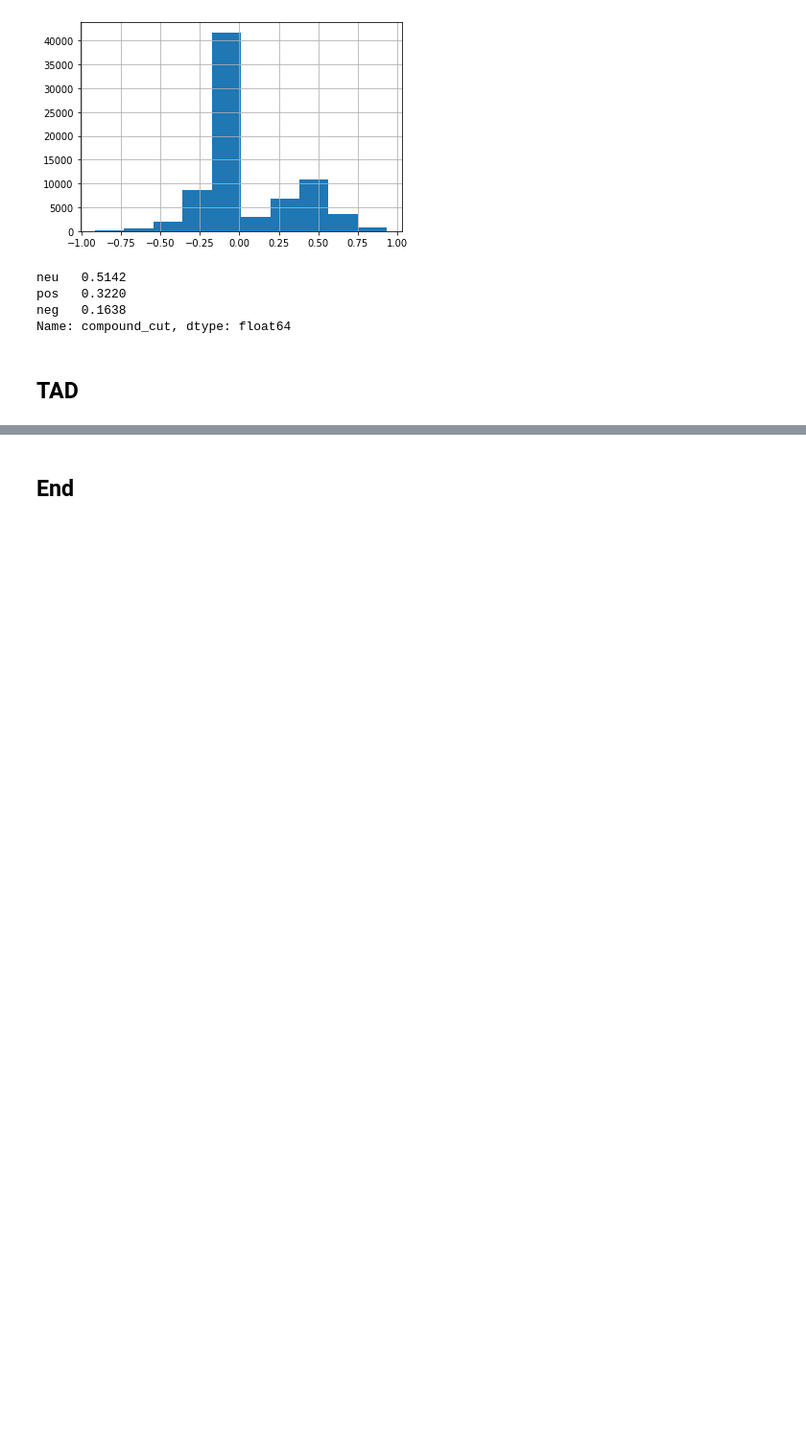
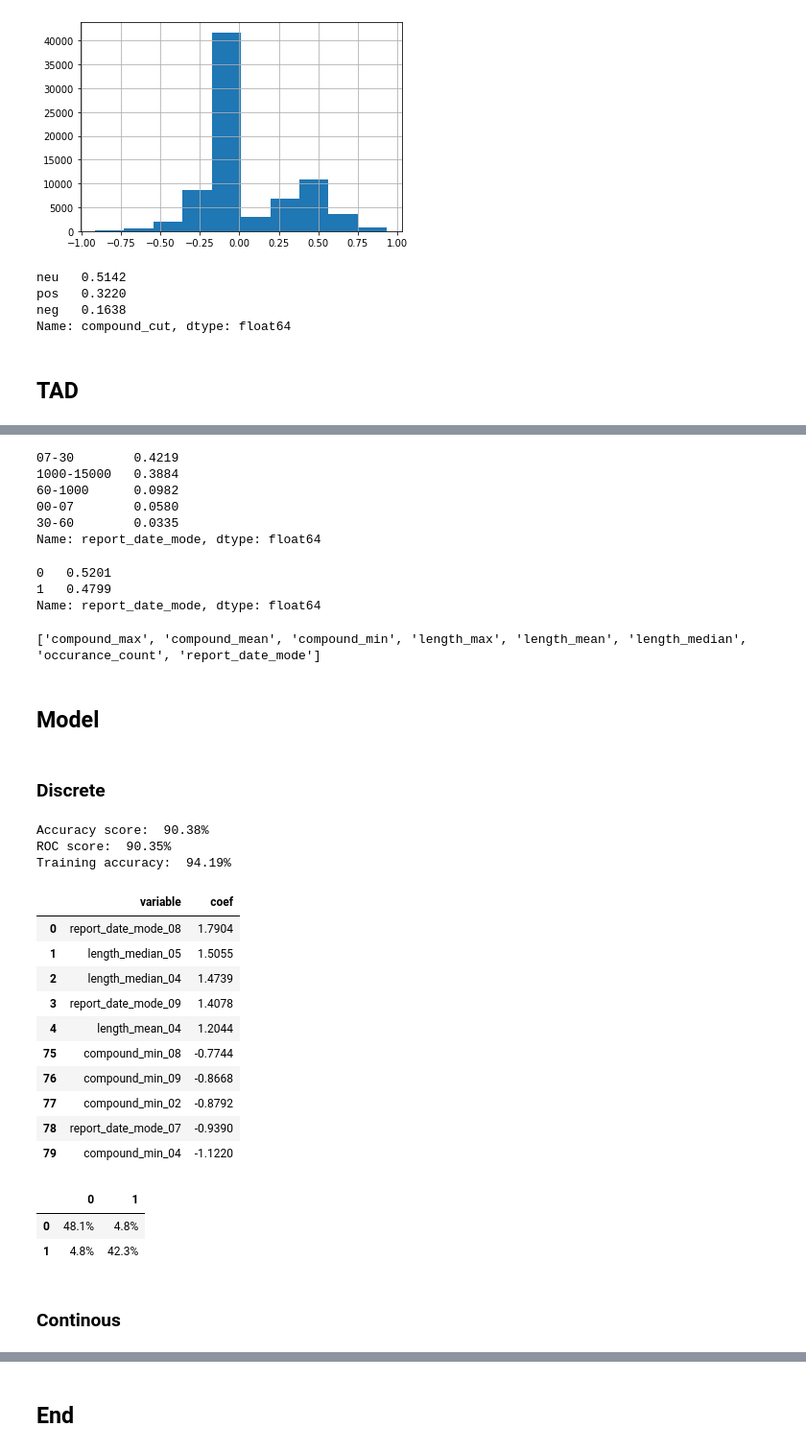
Before and after one commit to Afroefras/diplo, a Jupyter notebook: notebooks/practice/0502_UFO.ipynb, the cells around one changed output, grey strips where cells are left out. Shown: that part at 96% size. Saved outputs shown, nothing was run; the diff lists cells and outputs as text; code cells hidden in the pictures; blank space fills up the shorter version.

Commit message:
Logistic Regression

```diff
--- a/notebooks/practice/0502_UFO.ipynb
+++ b/notebooks/practice/0502_UFO.ipynb
@@ -573,0 +476,78 @@ memory usage: 15.1+ MB
+# %%
+df['report_date_mode'].value_counts(1)
+# %% [output]
+07-30        0.4219
+1000-15000   0.3884
+60-1000      0.0982
+00-07        0.0580
+30-60        0.0335
+Name: report_date_mode, dtype: float64
+# %%
+for col in df.head().filter(like='report_date_mode').columns:
+    df[col] = [1 if x in ['00-07','07-30'] else 0 for x in df[col]]
+df['report_date_mode'].value_counts(1)
+# %% [output]
+0   0.5201
+1   0.4799
+Name: report_date_mode, dtype: float64
+# %%
+#Save the columns with the previous dates info
+prev = df.head().filter(regex='_\d+').columns.tolist()
+actual = [x for x in df.columns if x not in prev]
+print(actual)
+# %% [output]
+['compound_max', 'compound_mean', 'compound_min', 'length_max', 'length_mean', 'length_median', 'occurance_count', 'report_date_mode']
+# %% [markdown]
+## Model
+# %% [markdown]
+### Discrete
+# %%
+from sklearn.preprocessing import MinMaxScaler
+from sklearn.model_selection import train_test_split
+
+X = df[prev].copy()
+y = df['report_date_mode'].values
+
+X_train, X_test, y_train, y_test = train_test_split(X,y,
+                                                    train_size=0.77,
+                                                    random_state=22)
+mm_x = MinMaxScaler()
+# %%
+from sklearn.pipeline import Pipeline
+from sklearn.metrics import roc_auc_score
+from sklearn.linear_model import LogisticRegression
+
+logreg = LogisticRegression()
+
+model_logreg = Pipeline(steps=[('scaler', mm_x),
+                               ('model',logreg)])
+
+print('Accuracy score: ','{:.2%}'.format(model_logreg.fit(X_train,y_train).score(X_test,y_test)))
+print('ROC score: ','{:.2%}'.format(roc_auc_score(y_test,model_logreg.predict(X_test))))
+print('Training accuracy: ','{:.2%}'.format(model_logreg.score(X_train,y_train)))
+
+#The most relevant features of the Logistic Regression
+coef = pd.DataFrame(zip(X.columns,model_logreg[1].coef_[0]),columns=['variable','coef']
+                   ).sort_values('coef',0,0).reset_index(drop=True)
+coef.head().append(coef.tail())
+# %% [output]
+Accuracy score:  90.38%
+ROC score:  90.35%
+Training accuracy:  94.19%
+|  | variable | coef |
+| 0 | report_date_mode_08 | 1.7904 |
+| 1 | length_median_05 | 1.5055 |
+| 2 | length_median_04 | 1.4739 |
+| 3 | report_date_mode_09 | 1.4078 |
+| 4 | length_mean_04 | 1.2044 |
+| 75 | compound_min_08 | -0.7744 |
+| 76 | compound_min_09 | -0.8668 |
+| 77 | compound_min_02 | -0.8792 |
+| 78 | report_date_mode_07 | -0.9390 |
+| 79 | compound_min_04 | -1.1220 |
+# %%
+cm(model_logreg,X_test,y_test,color)
+# %% [output]
+|  | 0 | 1 |
+| 0 | 48.1% | 4.8% |
+| 1 | 4.8% | 42.3% |
@@ -573,0 +566,2 @@ memory usage: 15.1+ MB
+# %% [markdown]
+### Continous
```
Also changed, not shown: parts of 17 cells of this notebook.
